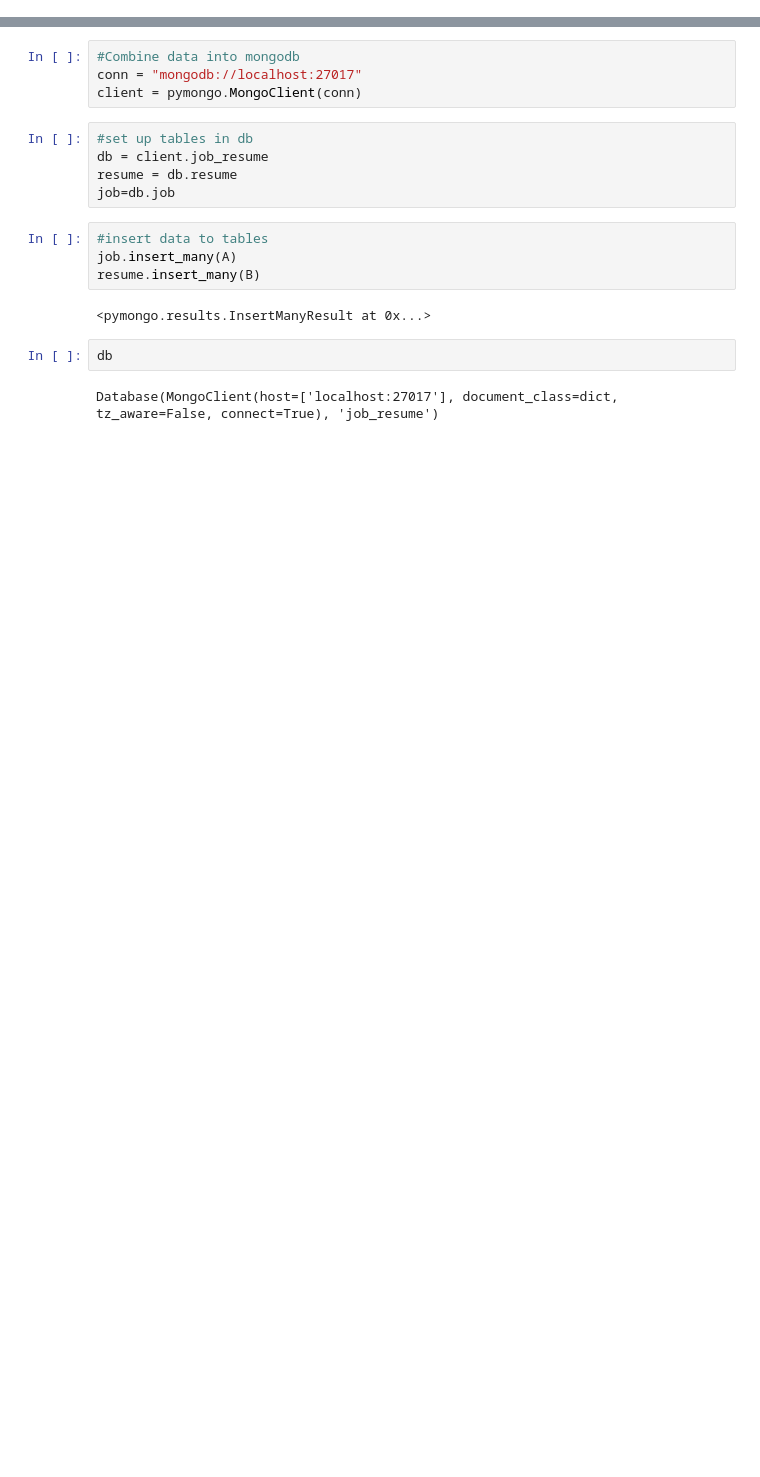
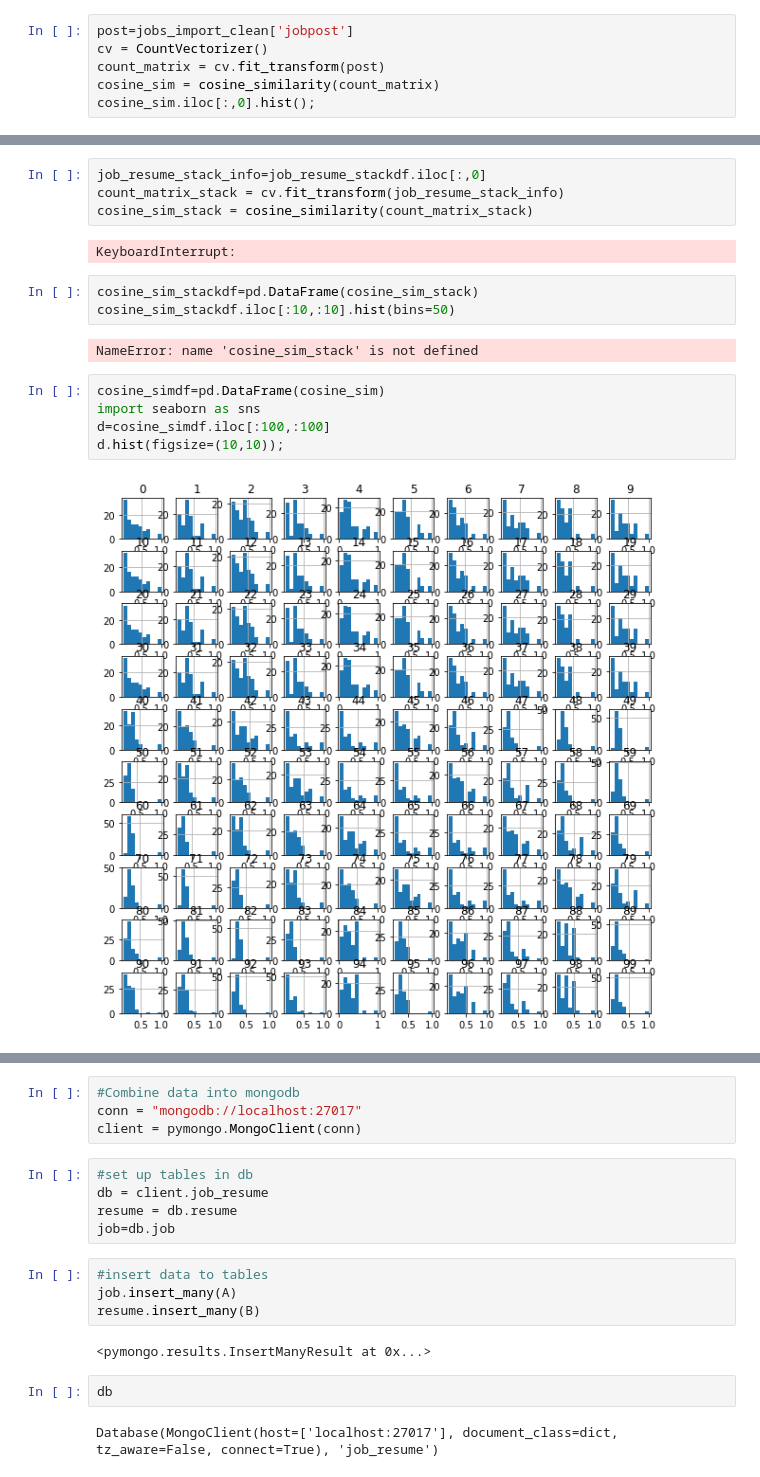
Before and after one commit to joelwwiggins/Website-Project, a Jupyter notebook: job_desc_resume.ipynb, the cells around one changed output, grey strips where cells are left out. Drawn from its saved outputs; the diff is of its cells as text; blank space fills up the shorter version.

Commit message:
Updated Cosign data

```diff
--- a/job_desc_resume.ipynb
+++ b/job_desc_resume.ipynb
@@ -41,0 +56,6 @@ B[0]
+# %%
+post=jobs_import_clean['jobpost']
+cv = CountVectorizer()
+count_matrix = cv.fit_transform(post)
+cosine_sim = cosine_similarity(count_matrix)
+cosine_sim.iloc[:,0].hist();
@@ -41,0 +101,18 @@ B[0]
+# %%
+job_resume_stack_info=job_resume_stackdf.iloc[:,0]
+count_matrix_stack = cv.fit_transform(job_resume_stack_info)
+cosine_sim_stack = cosine_similarity(count_matrix_stack)
+# %% [output]
+KeyboardInterrupt:
+# %%
+cosine_sim_stackdf=pd.DataFrame(cosine_sim_stack)
+cosine_sim_stackdf.iloc[:10,:10].hist(bins=50)
+# %% [output]
+NameError: name 'cosine_sim_stack' is not defined
+# %%
+cosine_simdf=pd.DataFrame(cosine_sim)
+import seaborn as sns
+d=cosine_simdf.iloc[:100,:100]
+d.hist(figsize=(10,10));
+# %% [output]
+[figure, added]
```
Also changed, not shown: parts of 9 cells of this notebook, 5 other files.
